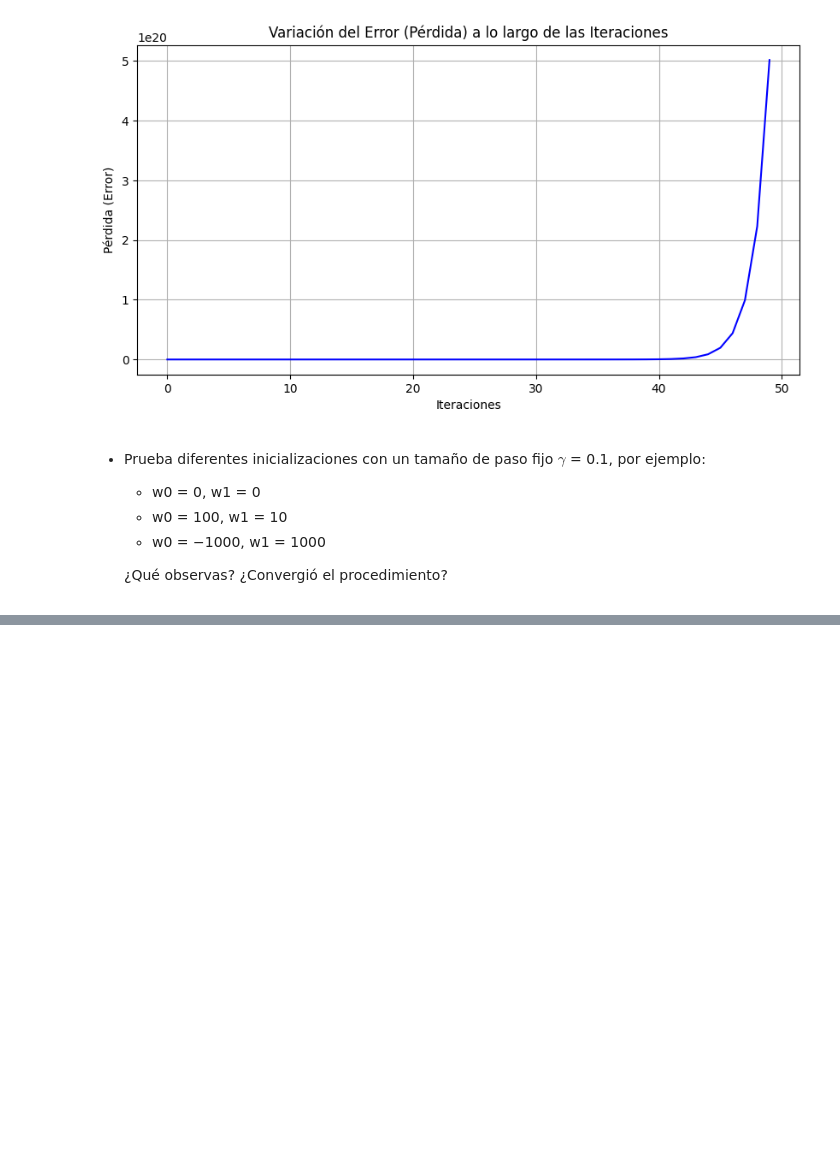
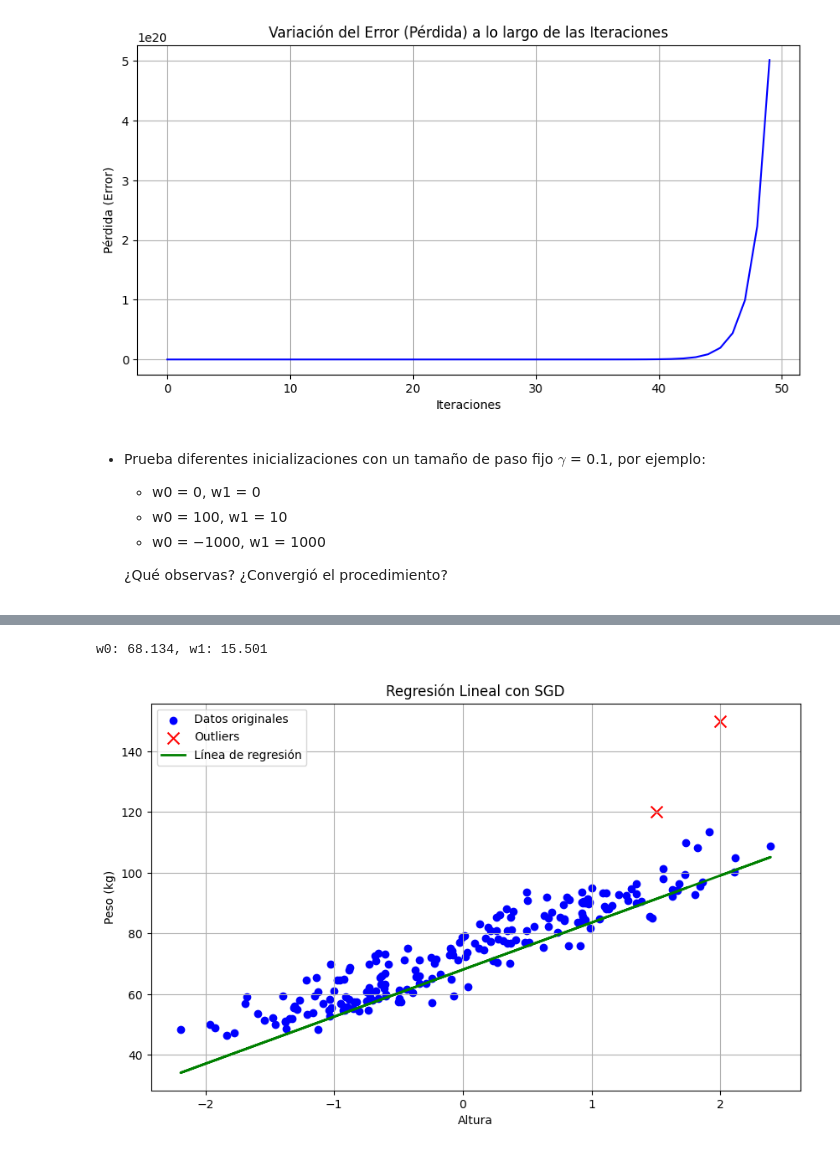
Before and after one commit to J0tta13/machine, a Jupyter notebook: miniproyecto1/RegresionyOptimizacion - students.ipynb, the cells around one changed output, grey strips where cells are left out. Saved outputs shown, nothing was run; the diff lists cells and outputs as text; code cells hidden in the pictures; blank space fills up the shorter version.

```diff
--- a/miniproyecto1/RegresionyOptimizacion - students.ipynb
+++ b/miniproyecto1/RegresionyOptimizacion - students.ipynb
@@ -751,0 +791,5 @@ ValueError: x and y must be the same size
+# %%
+w_initial = np.array([0, 0])
+max_iters = 50
+gamma = 0.7
+w_out, err= sgd_algorithm(X_2, y2, w_initial, max_iters, gamma)
@@ -751,0 +814,22 @@ ValueError: x and y must be the same size
+# %%
+w0_out, w1_out = w_out
+print(f"w0: {w0_out:.3f}, w1: {w1_out:.3f}")
+# %% [output]
+w0: 68.134, w1: 15.501
+# %%
+X_height = X_2[:, 1]
+y_pred = w0_out + w1_out * X_height
+
+plt.figure(figsize=(10, 6))
+plt.scatter(X_2[:-2, 1], y2[:-2], color='blue', label='Datos originales')  # Datos originales
+plt.scatter(outlier_X, outlier_y, color='red', marker='x', s=100, label='Outliers')  # Outliers
+plt.plot(X_height, y_pred, color='green', linewidth=2, label='Línea de regresión')  # Línea de regresión
+
+plt.xlabel("Altura")
+plt.ylabel("Peso (kg)")
+plt.title("Regresión Lineal con SGD")
+plt.legend()
+plt.grid()
+plt.show()
+# %% [output]
+[figure, added]
```
Also changed, not shown: parts of 29 cells of this notebook.
